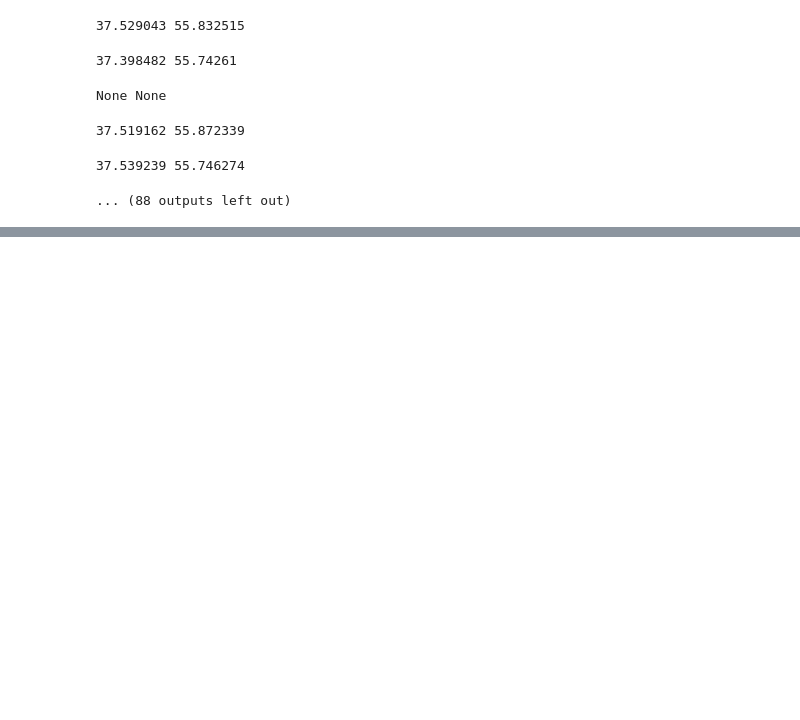
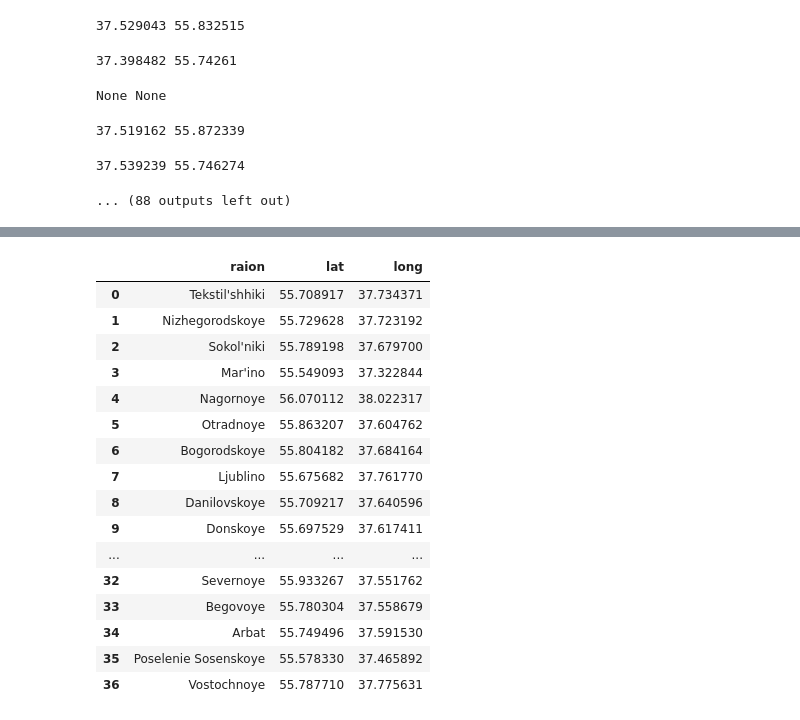
Before and after one commit to krzjoa/kaggle-sberbank, a Jupyter notebook: feat_eng/Mapa.ipynb, the cells around one changed output, grey strips where cells are left out. Drawn from its saved outputs; the diff is of its cells as text; code cells hidden in the pictures; blank space fills up the shorter version.

```diff
--- a/feat_eng/Mapa.ipynb
+++ b/feat_eng/Mapa.ipynb
@@ -115,0 +119,25 @@ plt.show()
+# %%
+# Porawione nany
+wrong = pd.read_csv("../ext_data/wrong_dist.csv")
+cl = wrong[wrong.columns[6]].str.split(",").apply(pd.Series)
+cl = cl.rename(columns={0:"lat", 1:"long"})
+wrong = wrong.join(cl)[['raion', 'lat', 'long']]
+wrong
+# %% [output]
+|  | raion | lat | long |
+| 0 | Tekstil'shhiki | 55.708917 | 37.734371 |
+| 1 | Nizhegorodskoye | 55.729628 | 37.723192 |
+| 2 | Sokol'niki | 55.789198 | 37.679700 |
+| 3 | Mar'ino | 55.549093 | 37.322844 |
+| 4 | Nagornoye | 56.070112 | 38.022317 |
+| 5 | Otradnoye | 55.863207 | 37.604762 |
+| 6 | Bogorodskoye | 55.804182 | 37.684164 |
+| 7 | Ljublino | 55.675682 | 37.761770 |
+| 8 | Danilovskoye | 55.709217 | 37.640596 |
+| 9 | Donskoye | 55.697529 | 37.617411 |
+| ... | ... | ... | ... |
+| 32 | Severnoye | 55.933267 | 37.551762 |
+| 33 | Begovoye | 55.780304 | 37.558679 |
+| 34 | Arbat | 55.749496 | 37.591530 |
+| 35 | Poselenie Sosenskoye | 55.578330 | 37.465892 |
+| 36 | Vostochnoye | 55.787710 | 37.775631 |
```
Also changed, not shown: parts of 21 cells of this notebook, 4 other files.
